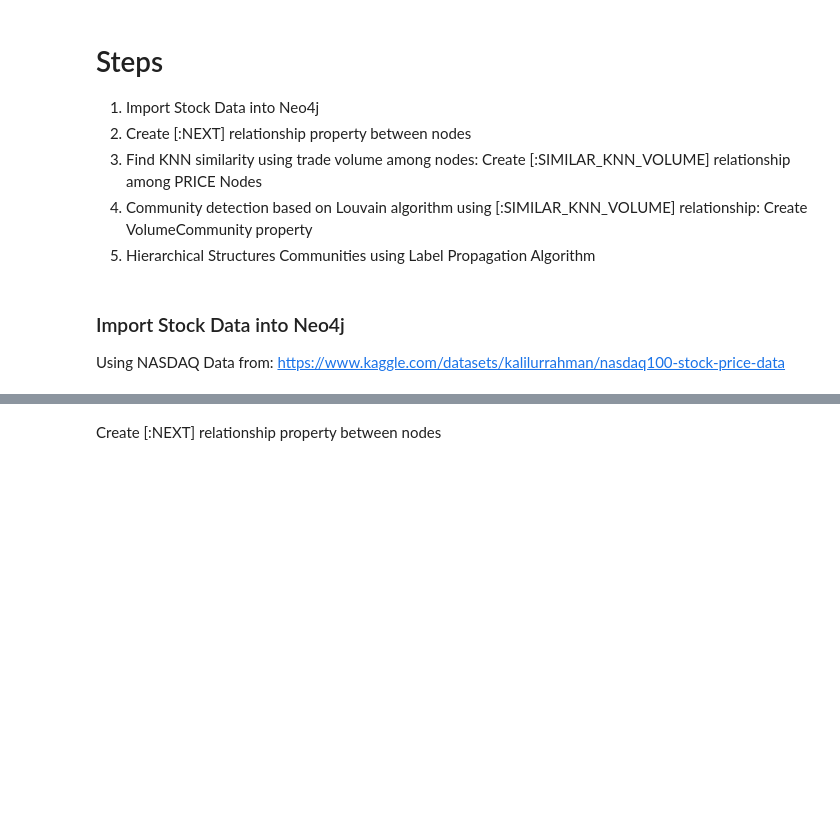
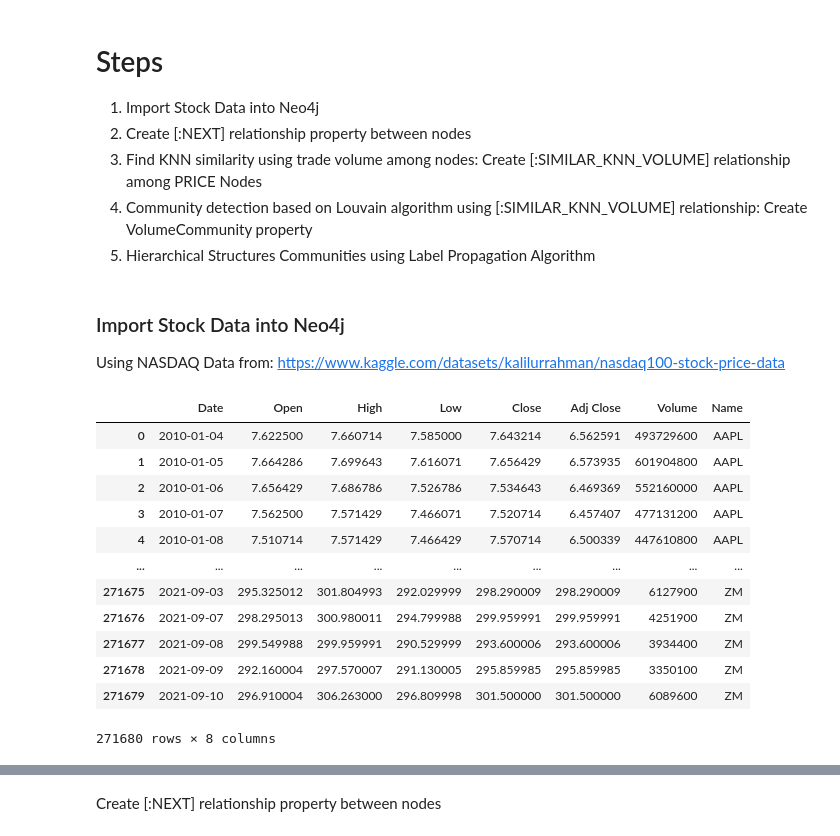
Before and after one commit to heysubhra/dgraph-stock-market-analysis, a Jupyter notebook: Stock Analysis.ipynb, the cells around one changed output, grey strips where cells are left out. Drawn from its saved outputs; the diff is of its cells as text; code cells hidden in the pictures; blank space fills up the shorter version.

Commit message:
Loaded Stock Names
TODO:
1. Create 'StockTradingDay' nodes
2. Add TRADING_DAY relationship between Stock and Trading day

```diff
--- a/Stock Analysis.ipynb
+++ b/Stock Analysis.ipynb
@@ -17,11 +15,31 @@ import os
 %load_ext dotenv
 %dotenv
 
-PATIENT_DATA_PATH=os.getenv("PATIENT_DATA_PATH")
 NEO4J_HOST=os.getenv("NEO4J_HOST")
 NEO4J_USER=os.getenv("NEO4J_USER")
 NEO4J_PASSWORD=os.getenv("NEO4J_PASSWORD")
+STOCK_DATA=os.getenv("STOCK_DATA")
 # %% [markdown]
 ### Import Stock Data into Neo4j
 
 Using NASDAQ Data from: https://www.kaggle.com/datasets/kalilurrahman/nasdaq100-stock-price-data
+# %%
+import pandas as pd
+
+DATA_FILE_NAME = 'NASDAQ_100_Data_From_2010.csv'
+NASDAQ_DF = pd.read_csv('{path}/{file}'.format(path=STOCK_DATA,file=DATA_FILE_NAME),delimiter='\t')
+NASDAQ_DF
+# %% [output]
+|  | Date | Open | High | Low | Close | Adj Close | Volume | Name |
+| 0 | 2010-01-04 | 7.622500 | 7.660714 | 7.585000 | 7.643214 | 6.562591 | 493729600 | AAPL |
+| 1 | 2010-01-05 | 7.664286 | 7.699643 | 7.616071 | 7.656429 | 6.573935 | 601904800 | AAPL |
+| 2 | 2010-01-06 | 7.656429 | 7.686786 | 7.526786 | 7.534643 | 6.469369 | 552160000 | AAPL |
+| 3 | 2010-01-07 | 7.562500 | 7.571429 | 7.466071 | 7.520714 | 6.457407 | 477131200 | AAPL |
+| 4 | 2010-01-08 | 7.510714 | 7.571429 | 7.466429 | 7.570714 | 6.500339 | 447610800 | AAPL |
+| ... | ... | ... | ... | ... | ... | ... | ... | ... |
+| 271675 | 2021-09-03 | 295.325012 | 301.804993 | 292.029999 | 298.290009 | 298.290009 | 6127900 | ZM |
+| 271676 | 2021-09-07 | 298.295013 | 300.980011 | 294.799988 | 299.959991 | 299.959991 | 4251900 | ZM |
+| 271677 | 2021-09-08 | 299.549988 | 299.959991 | 290.529999 | 293.600006 | 293.600006 | 3934400 | ZM |
+| 271678 | 2021-09-09 | 292.160004 | 297.570007 | 291.130005 | 295.859985 | 295.859985 | 3350100 | ZM |
+| 271679 | 2021-09-10 | 296.910004 | 306.263000 | 296.809998 | 301.500000 | 301.500000 | 6089600 | ZM |
+271680 rows × 8 columns
```
Also changed, not shown: parts of 9 cells of this notebook.
